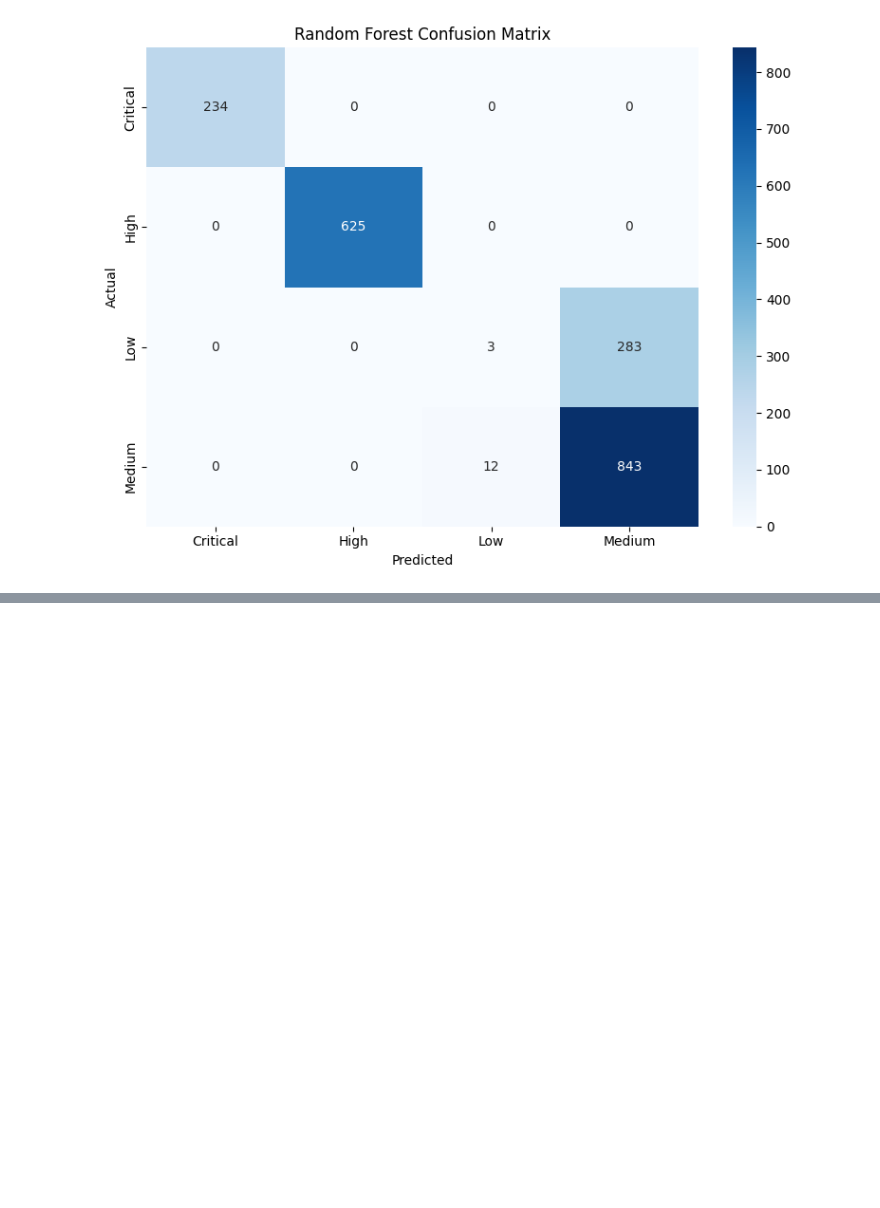
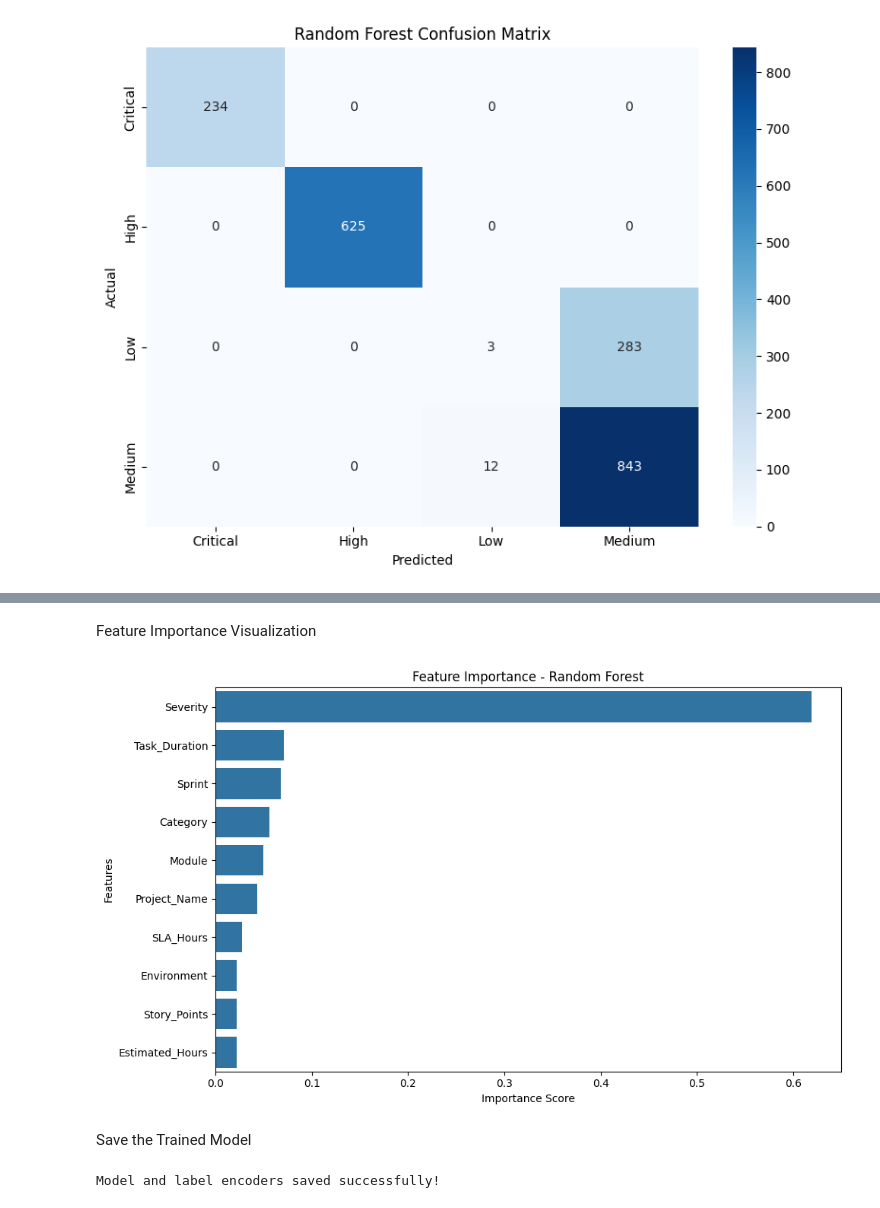
Before and after one commit to Guna-Jagathesan/AI-Powered-Task-Management-System, a Jupyter notebook: notebooks/07_Priority_Prediction_and_Workload_Balancing.ipynb, the cells around one changed output, grey strips where cells are left out. Drawn from its saved outputs; the diff is of its cells as text; code cells hidden in the pictures; blank space fills up the shorter version.

Commit message:
Added feature importance analysis and model serialization

```diff
--- a/notebooks/07_Priority_Prediction_and_Workload_Balancing.ipynb
+++ b/notebooks/07_Priority_Prediction_and_Workload_Balancing.ipynb
@@ -551,0 +554,12 @@ plt.show()
+# %%
+importance = pd.DataFrame({
+    "Feature": X.columns,
+    "Importance": rf_model.feature_importances_
+})
+
+importance = importance.sort_values(
+    by="Importance",
+    ascending=False
+)
+
+importance
@@ -551,0 +580,49 @@ plt.show()
+# %% [markdown]
+Feature Importance Visualization
+# %%
+plt.figure(figsize=(10,6))
+
+sns.barplot(
+    data=importance,
+    x="Importance",
+    y="Feature"
+)
+
+plt.title("Feature Importance - Random Forest")
+plt.xlabel("Importance Score")
+plt.ylabel("Features")
+
+plt.tight_layout()
+
+plt.savefig(
+    "../outputs/charts/feature_importance_rf.png",
+    dpi=300
+)
+
+plt.show()
+# %% [output]
+[figure, added]
+# %% [markdown]
+Save the Trained Model
+# %%
+import joblib
+import os
+
+# Create models directory if it doesn't exist
+os.makedirs("../models", exist_ok=True)
+
+# Save Random Forest model
+joblib.dump(
+    rf_model,
+    "../models/random_forest_priority_model.pkl"
+)
+
+# Save label encoders
+joblib.dump(
+    label_encoders,
+    "../models/label_encoders.pkl"
+)
+
+print("Model and label encoders saved successfully!")
+# %% [output]
+Model and label encoders saved successfully!
```
Also changed, not shown: parts of 3 cells of this notebook, 1 other file.
